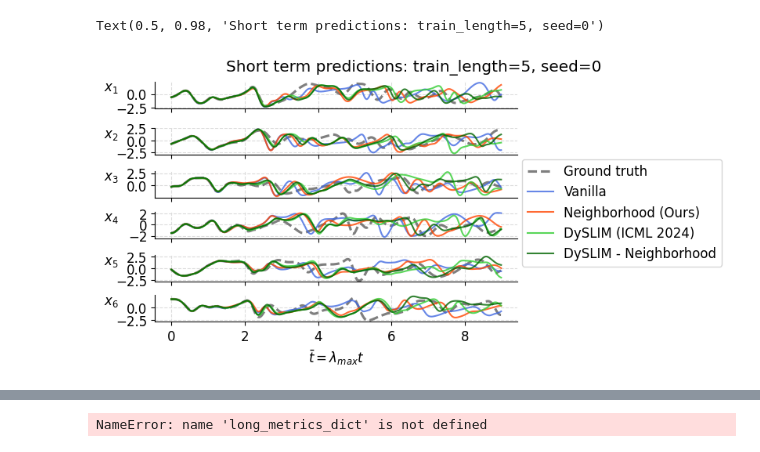
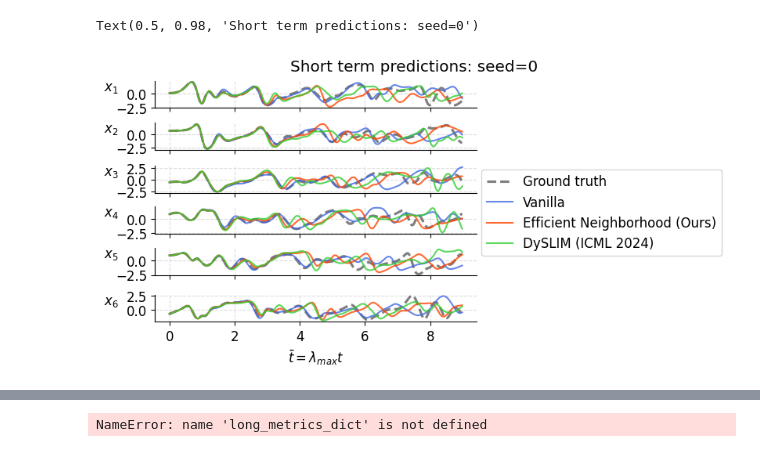
Before and after one commit to Jhko725/sandbox, a Jupyter notebook: notebooks/evaluation/lorenz96_eval.ipynb, the cells around one changed output, grey strips where cells are left out. Saved outputs shown, nothing was run; the diff lists cells and outputs as text; code cells hidden in the pictures.

```diff
--- a/notebooks/evaluation/lorenz96_eval.ipynb
+++ b/notebooks/evaluation/lorenz96_eval.ipynb
@@ -132,23 +92,22 @@ dataset_test = (
 def load_experiment(
     exp_type: str,
     key: int,
-    downsample: int,
-    train_length: int,
     noise: float,
-    rootdir=Path("../../results/smaller_datasets/50_500/lorenz96"),
+    rootdir=Path(f"../../results/revised/lorenz96_{dim}d"),
 ) -> NeuralODE:
-    loaddir = rootdir / f"downsample={downsample}/len={train_length}/{exp_type}"
-    model_path_template = f"*lr=0.002_noise={noise}_key={key}*"
+    loaddir = rootdir / exp_type
+    model_path_template = f"*lr=0.001_noise={noise}_key={key}*"
     if exp_type == "neighborhood":
-        # loaddir = loaddir / "r=0.6-0.8/neighbor_length=5/order=2"
-        loaddir = loaddir / "r=0.6-1.75/neighbor_length=5"
+        loaddir = (
+            loaddir / "reduced"
+        )  # / "r=0.6-0.8/neighbor_length=5" / "mmd/weight=100.0"
+        # loaddir = loaddir / "r=0.6-0.8/neighbor_length=5" / "mmd/weight=100.0"
+        # loaddir = loaddir / "r=0.6-0.8/neighbor_length=5" / "order=2"
         model_path_template = model_path_template  # + "_config"
-    elif exp_type == "proxy_tangent_evolution":
-        loaddir = loaddir / "weight=0.001"
-    elif exp_type == "pca":
-        loaddir = loaddir / "radius=2.0_rollout=1"
+    elif exp_type == "efficient_neighborhood":
+        loaddir = loaddir / "num_neighbors=8_weight=1"
     elif exp_type == "dyslim":
-        loaddir = loaddir / "lambda_1=1_lambda_2=100"
+        loaddir = loaddir / "lambda_1=1_lambda_2=1000"
     elif exp_type == "dyslim_neigh":
         loaddir = (
             loaddir.parent
@@ -168,6 +125,6 @@ train_length = 5
 # %%
 key = 0
-traj_idx = 10
+traj_idx = 0
 t_traj, u_traj = dataset_test[traj_idx]
 
 n_short = 450
@@ -176,40 +133,40 @@ t_short, u_short = t_traj[:n_short], u_traj[:n_short]
 
 u_short_dict = defaultdict(list)
 for exp_type in tqdm(EXP_TYPES):
-    model = load_experiment(exp_type, key, downsample, train_length, noise)
+    model = load_experiment(exp_type, key, noise)
     u_short_dict[exp_type] = solve_ode(model, t_short, u_short[0], rtol=1e-4, atol=1e-6)
 # %%
 plot_kwargs = {"linewidth": 1.5, "alpha": 0.8}
 
 fig, axes = plt.subplots(6, 1, figsize=(8, 4), sharex=True)
 for i, (ax, y_name) in enumerate(zip(axes.flat, [f"$x_{i}$" for i in range(1, 7)])):
     ax.plot(
         t_short_norm,
         u_short[:, i],
         "--",
         color="black",
         linewidth=2.25,
         alpha=0.5,
         label="Ground truth",
     )
     for exp_type, u_pred in u_short_dict.items():
         ax.plot(
             t_short_norm,
             u_pred[:, i],
             color=COLOR_DICT[exp_type],
             label=LABEL_DICT[exp_type],
             **plot_kwargs,
         )
     ax.set_ylabel(y_name, rotation="horizontal")
 ax.set_xlabel(r"$\bar{t}=\lambda_{max}t$")
 fig.align_ylabels()
 fig.legend(
     *ax.get_legend_handles_labels(), loc="outside center right", fontsize="medium"
 )
-fig.suptitle(f"Short term predictions: {train_length=}, seed={key}", fontsize="large")
+fig.suptitle(f"Short term predictions: seed={key}", fontsize="large")
 # %% [output]
-Text(0.5, 0.98, 'Short term predictions: train_length=5, seed=0')
+Text(0.5, 0.98, 'Short term predictions: seed=0')
-[figure, old version]
+[figure, new version]
 # %%
 @eqx.filter_jit
 def solve_batch(model, t, u0_batch):
```
Also changed, not shown: parts of 14 cells of this notebook, 7 other files.
